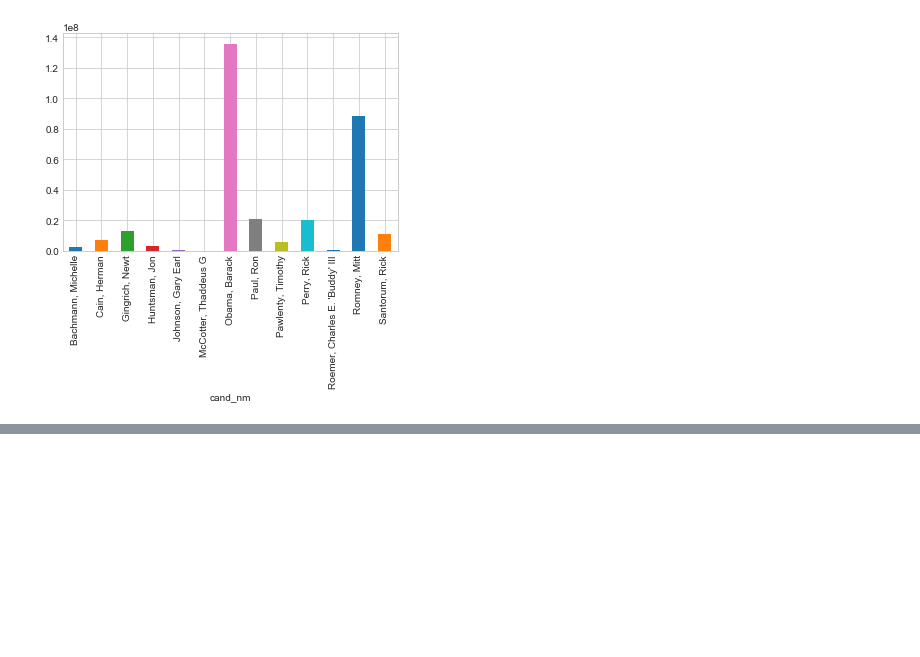
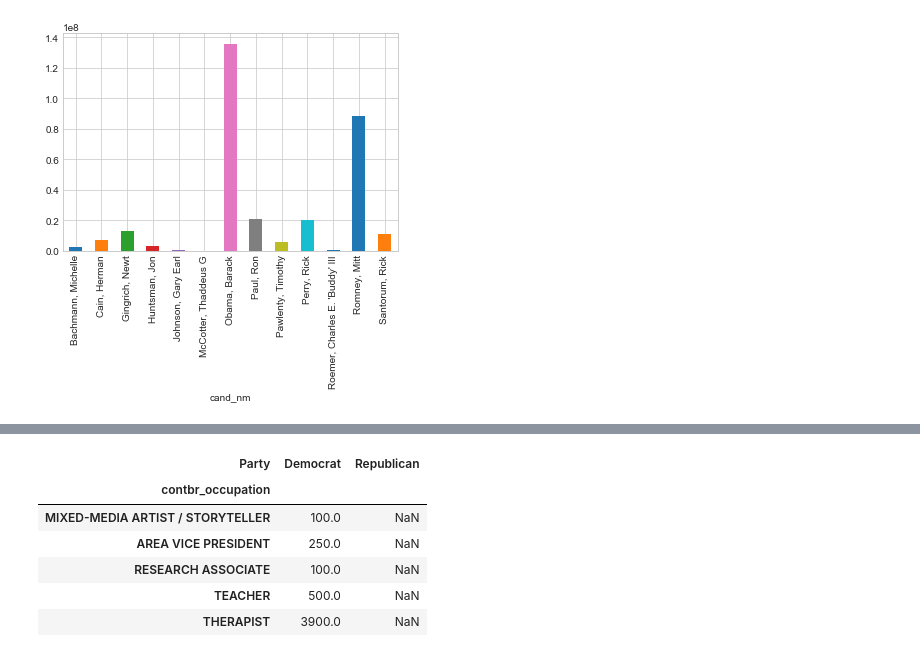
Before and after one commit to rh2835/data_analysis, a Jupyter notebook: election data project-polls and donors.ipynb, the cells around one changed output, grey strips where cells are left out. Drawn from its saved outputs; the diff is of its cells as text; code cells hidden in the pictures; blank space fills up the shorter version.

Commit message:
pivot table to analyze donation amount by contributors occupation

```diff
--- a/election data project-polls and donors.ipynb
+++ b/election data project-polls and donors.ipynb
@@ -347,0 +353,17 @@ donor_df.groupby('Party')
+# %%
+#pivot table to have contributors' occupation and donation amount
+occupation_df=donor_df.pivot_table('contb_receipt_amt',
+                                  index='contbr_occupation',
+                                  columns='Party',aggfunc='sum')
+occupation_df=occupation_df[occupation_df.sum(1)>1000000]
+occupation_df.shape
+# %%
+occupation_df.head()
+# %% [output]
+| Party | Democrat | Republican |
+| contbr_occupation |  |  |
+| MIXED-MEDIA ARTIST / STORYTELLER | 100.0 | NaN |
+| AREA VICE PRESIDENT | 250.0 | NaN |
+| RESEARCH ASSOCIATE | 100.0 | NaN |
+| TEACHER | 500.0 | NaN |
+| THERAPIST | 3900.0 | NaN |
```
Also changed, not shown: parts of 2 cells of this notebook.
